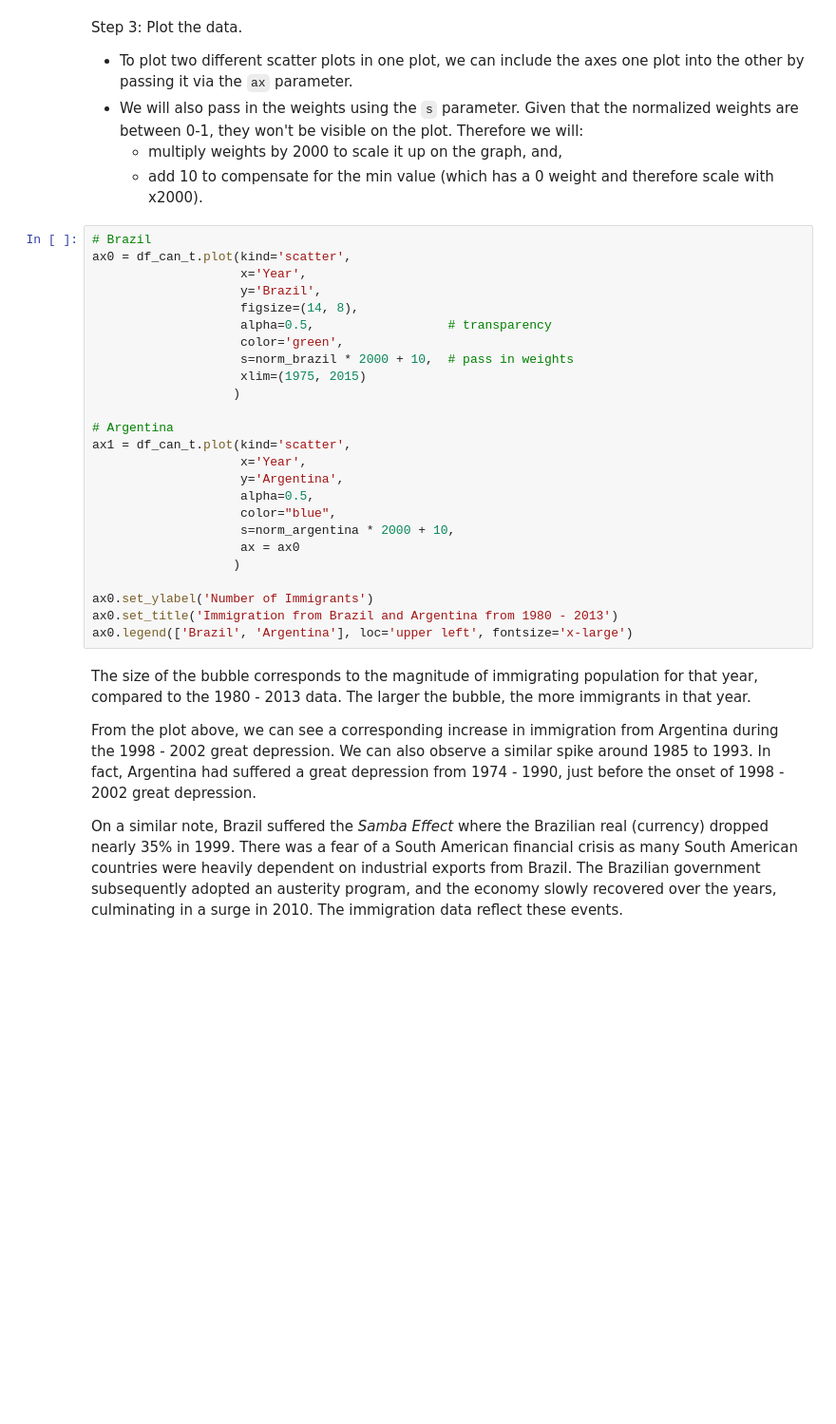
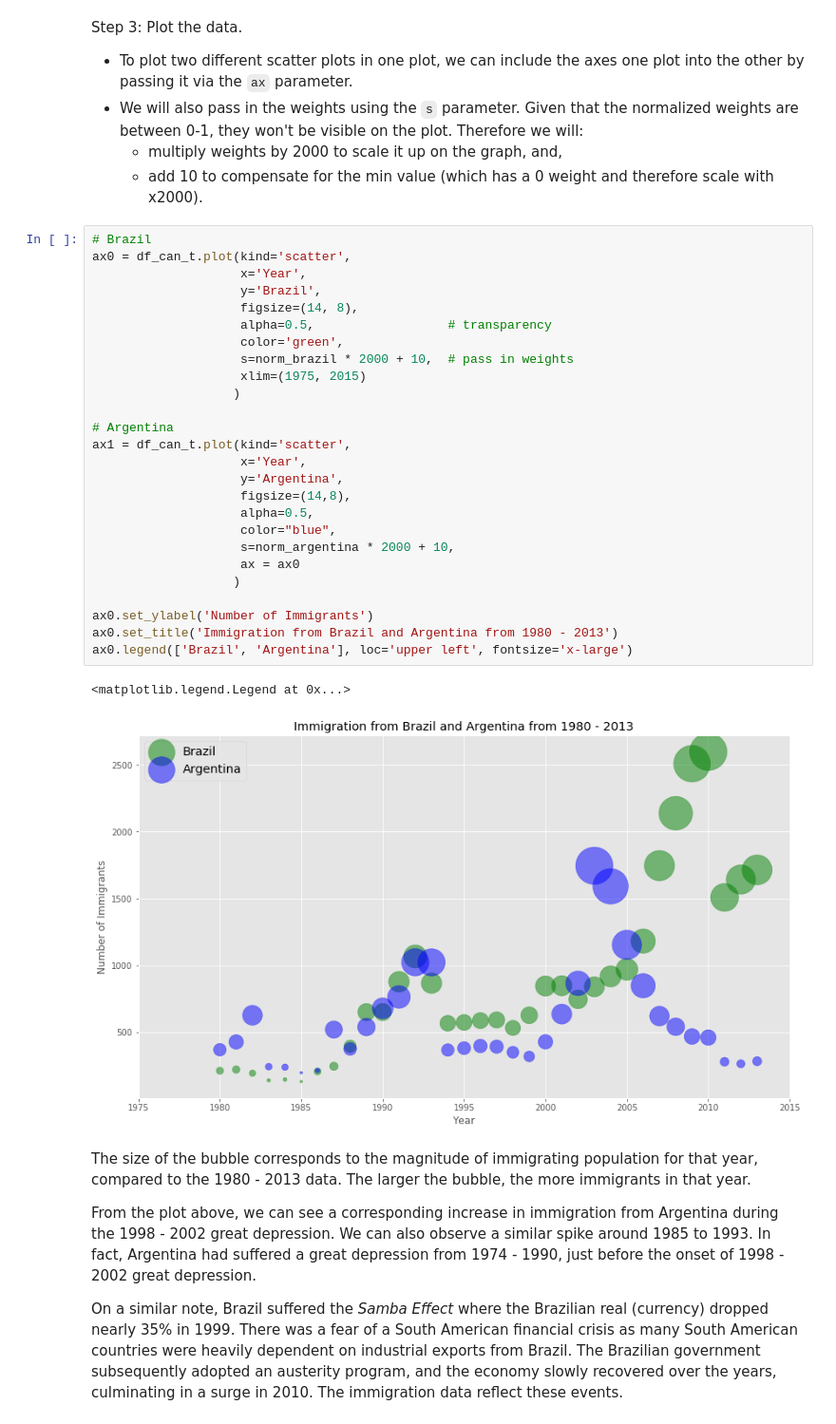
Before and after one commit to abhi-2693/CognitiveClasses, a Jupyter notebook: DataVisualizationwithPython/Lab course/DV0101EN-2-3-1-Pie-Charts-Box-Plots-Scatter-Plots-and-Bubble-Plots-py-v2.0.ipynb, the cells around one changed output. Shown at 95% size. Cells and saved outputs as stored; diff of their text form; blank space fills up the shorter version.

```diff
--- a/DataVisualizationwithPython/Lab course/DV0101EN-2-3-1-Pie-Charts-Box-Plots-Scatter-Plots-and-Bubble-Plots-py-v2.0.ipynb
+++ b/DataVisualizationwithPython/Lab course/DV0101EN-2-3-1-Pie-Charts-Box-Plots-Scatter-Plots-and-Bubble-Plots-py-v2.0.ipynb
@@ -763,28 +880,32 @@ Step 3: Plot the data.
 # %%
 # Brazil
 ax0 = df_can_t.plot(kind='scatter',
                     x='Year',
                     y='Brazil',
                     figsize=(14, 8),
                     alpha=0.5,                  # transparency
                     color='green',
                     s=norm_brazil * 2000 + 10,  # pass in weights
                     xlim=(1975, 2015)
                    )
 
 # Argentina
 ax1 = df_can_t.plot(kind='scatter',
                     x='Year',
                     y='Argentina',
+                    figsize=(14,8),
                     alpha=0.5,
                     color="blue",
                     s=norm_argentina * 2000 + 10,
                     ax = ax0
                    )
 
 ax0.set_ylabel('Number of Immigrants')
 ax0.set_title('Immigration from Brazil and Argentina from 1980 - 2013')
 ax0.legend(['Brazil', 'Argentina'], loc='upper left', fontsize='x-large')
+# %% [output]
+<matplotlib.legend.Legend at 0x...>
+[figure, added]
 # %% [markdown]
 The size of the bubble corresponds to the magnitude of immigrating population for that year, compared to the 1980 - 2013 data. The larger the bubble, the more immigrants in that year.
 
```
Also changed, not shown: parts of 22 cells of this notebook, 3 other files.
